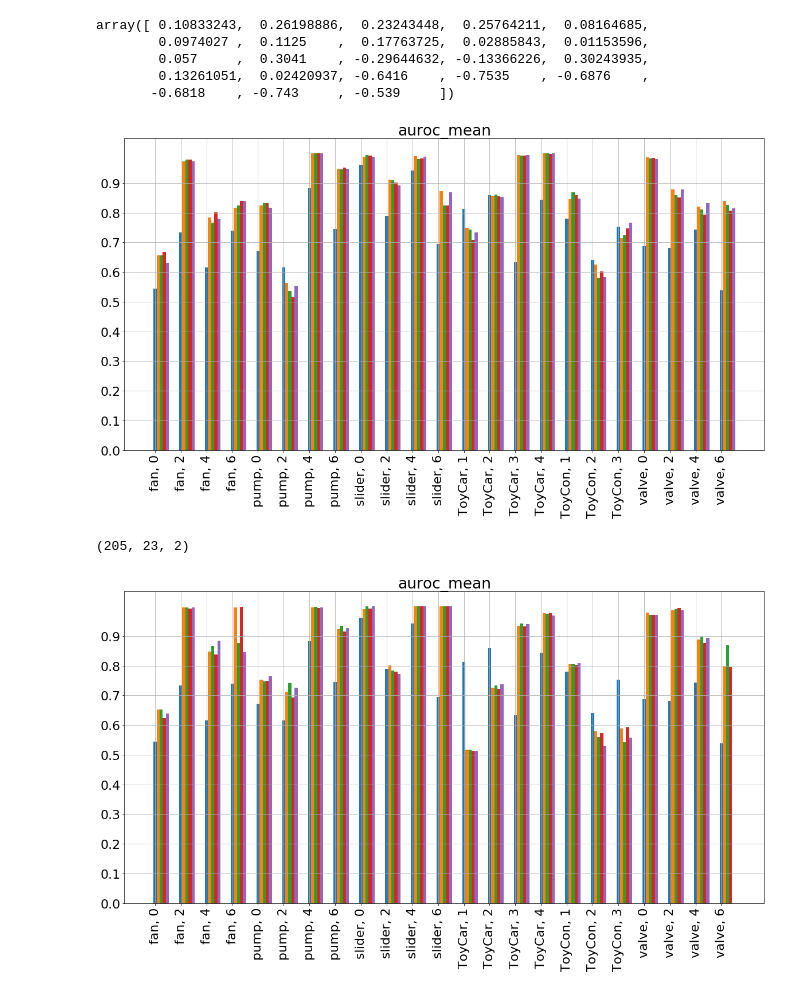
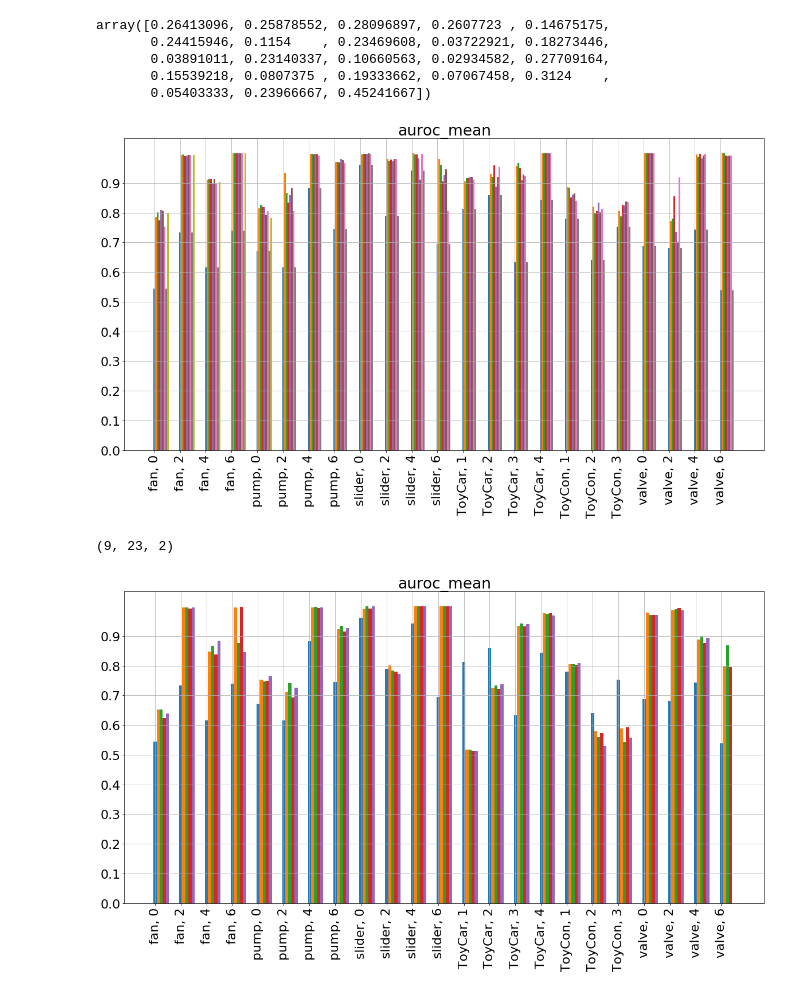
Before and after one commit to OptimusPrimus/dcase2020_task2, a Jupyter notebook: notebooks/bar_plot.ipynb, the cells around one changed output. Saved outputs shown, nothing was run; the diff lists cells and outputs as text; code cells hidden in the pictures.

```diff
--- a/notebooks/bar_plot.ipynb
+++ b/notebooks/bar_plot.ipynb
@@ -44,7 +44,7 @@ def get_experiment(runs, name):
     experiment_dict['name'] = name
 
     for experiment in runs:
-        if experiment['config'].get('descriptor') == name:
+        if experiment['config'].get('id') == name:
             machine_dict = experiment_dict.get(experiment['config']['machine_type'])
             result = experiment.get('result')
             machine_type = INVERSE_CLASS_MAP[experiment['config']['machine_type']]
@@ -79,4 +79,5 @@ client = MongoClient('mongodb://student2.cp.jku.at:27017/')
 # experiments_made = [r for r in client.dcase2020_2_madog.runs.find({"experiment.name": "dcase2020_task2_BaselineExperiment"})]
 # experiments_baseline = [r for r in client.dcase2020_task2_ae_baseline_gridsearch.runs.find({"experiment.name": "dcase2020_task2_BaselineExperiment"})]
 # experiments_classification = [r for r in client.dcase2020_task2_complement_classification_gridsearch.runs.find({"experiment.name": "dcase2020_task2_ClassificationExperiment"})]
-experiments_conv_class = [r for r in client.dcase2020_task2_conv_complement_classification_gridsearch.runs.find({"experiment.name": "dcase2020_task2_ClassificationExperiment"})]
+experiments_conv_class = [r for r in client.resnet_gridsearch.runs.find({"experiment.name": "dcase2020_task2_ClassificationExperiment"})]
+print(len(experiments_conv_class))
@@ -87,8 +93,8 @@ experiments_conv_class = [r for r in client.dcase2020_task2_conv_complement_clas
 # %%
-experiments = experiments_classification + experiments_conv_class# experiments_conv_class # experiments_conv_class # experiments_classification + experiments_baseline +
+experiments = experiments_conv_class# experiments_conv_class # experiments_conv_class # experiments_classification + experiments_baseline +
 descriptors = set()
 for experiment in experiments:
-    descriptors = descriptors.union(set([experiment['config']['descriptor']]))
+    descriptors = descriptors.union(set([experiment['config']['id']]))
 
 descriptors = list(descriptors)
 len(descriptors)
@@ -173,48 +171,48 @@ for i, (n, r, j) in enumerate(zip(names[indices], ranks[indices], indices)):
 # %%
  data[5, :, 0] - data[0, :, 0]
 # %% [output]
-array([ 0.10833243,  0.26198886,  0.23243448,  0.25764211,  0.08164685,
-        0.0974027 ,  0.1125    ,  0.17763725,  0.02885843,  0.01153596,
-        0.057     ,  0.3041    , -0.29644632, -0.13366226,  0.30243935,
-        0.13261051,  0.02420937, -0.6416    , -0.7535    , -0.6876    ,
-       -0.6818    , -0.743     , -0.539     ])
+array([0.26413096, 0.25878552, 0.28096897, 0.2607723 , 0.14675175,
+       0.24415946, 0.1154    , 0.23469608, 0.03722921, 0.18273446,
+       0.03891011, 0.23140337, 0.10660563, 0.02934582, 0.27709164,
+       0.15539218, 0.0807375 , 0.19333662, 0.07067458, 0.3124    ,
+       0.05403333, 0.23966667, 0.45241667])
 # %%
 
 metric = 'auroc_mean'
 bar_width = 0.6
 bar_spacing=0.00
-top = 4
+top = 8
 
 top_k_data = data[indices, :, 0 if metric == 'auroc_mean' else 1][:top]
 baseline_data = data[0:1, :, 0 if metric == 'auroc_mean' else 1]
 to_visualize = np.concatenate([baseline_data, top_k_data])
 
 plt.figure(figsize=(20,10))
 plt.rcParams.update({'font.size': 22})
 plt.title(f'{metric}')
 labels = []
 
 for i in range(6):
     for j in TRAINING_ID_MAP[i]:
         labels.append("{}, {}".format(INVERSE_CLASS_MAP[i][:6], j))
 
 for i, d in enumerate(to_visualize):
     plt.bar(
         np.arange(len(labels)) + i * (bar_width / len(to_visualize) + bar_spacing),
         d,
         bar_width/ len(to_visualize),
     )
 
 plt.xticks(np.arange(len(labels)), labels, rotation='vertical')
 plt.yticks(np.arange(0, 1., 0.1))
 plt.grid()
 plt.savefig(f'top_{top}_auc.png')
 plt.show()
 
 data.shape
 # %% [output]
-[figure, old version]
+[figure, new version]
-(205, 23, 2)
+(9, 23, 2)
 # %%
 metric = 'auroc_mean'
 bar_width = 0.6
```
Also changed, not shown: parts of 6 cells of this notebook, 2 other files.
